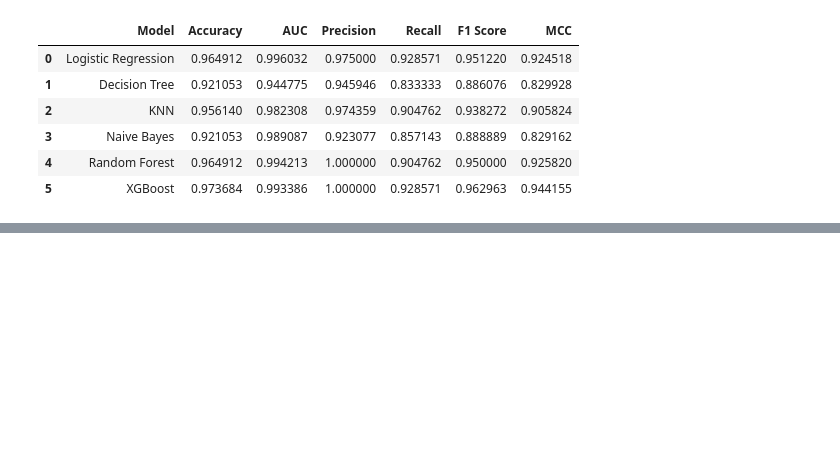
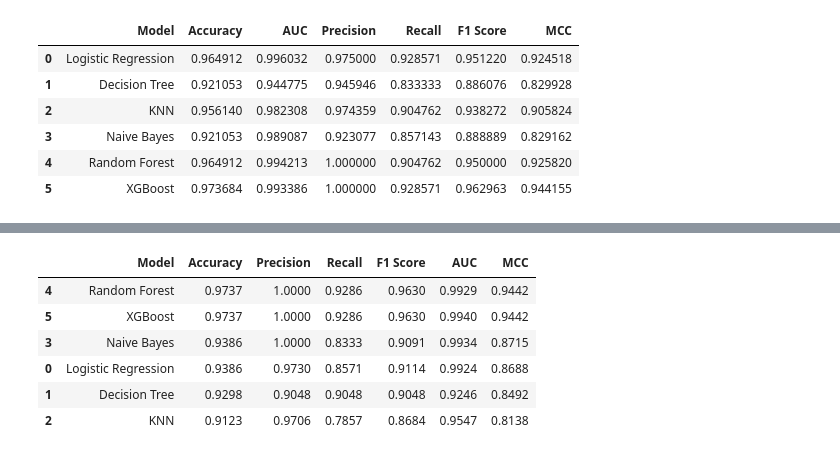
Before and after one commit to Kan1506/ML-Assignment-2, a Jupyter notebook: ML_Assignment_2.ipynb, the cells around one changed output, grey strips where cells are left out. Cells and saved outputs as stored; diff of their text form; code cells hidden in the pictures; blank space fills up the shorter version.

```diff
--- a/ML_Assignment_2.ipynb
+++ b/ML_Assignment_2.ipynb
@@ -427,0 +542,76 @@ results
+# %%
+import pandas as pd
+from sklearn.metrics import (
+    accuracy_score,
+    precision_score,
+    recall_score,
+    f1_score,
+    roc_auc_score,
+    matthews_corrcoef
+)
+
+# Store all trained models
+models = {
+    "Logistic Regression": lr,
+    "Decision Tree": decision_tree,
+    "KNN": knn,
+    "Naive Bayes": naive_bayes,
+    "Random Forest": random_forest,
+    "XGBoost": xgb
+}
+
+results = []
+
+for name, model in models.items():
+
+    y_pred = model.predict(X_test)
+
+    acc = accuracy_score(y_test, y_pred)
+    prec = precision_score(y_test, y_pred)
+    rec = recall_score(y_test, y_pred)
+    f1 = f1_score(y_test, y_pred)
+    mcc = matthews_corrcoef(y_test, y_pred)
+
+    # Handle models that may not support predict_proba
+    try:
+        y_prob = model.predict_proba(X_test)[:, 1]
+        auc = roc_auc_score(y_test, y_prob)
+    except:
+        auc = None
+
+    results.append([
+        name,
+        round(acc, 4),
+        round(prec, 4),
+        round(rec, 4),
+        round(f1, 4),
+        round(auc, 4) if auc is not None else None,
+        round(mcc, 4)
+    ])
+
+
+comparison_df = pd.DataFrame(
+    results,
+    columns=[
+        "Model",
+        "Accuracy",
+        "Precision",
+        "Recall",
+        "F1 Score",
+        "AUC",
+        "MCC"
+    ]
+)
+
+
+comparison_df = comparison_df.sort_values(by="Accuracy", ascending=False)
+
+comparison_df
+# %% [output]
+|  | Model | Accuracy | Precision | Recall | F1 Score | AUC | MCC |
+| 4 | Random Forest | 0.9737 | 1.0000 | 0.9286 | 0.9630 | 0.9929 | 0.9442 |
+| 5 | XGBoost | 0.9737 | 1.0000 | 0.9286 | 0.9630 | 0.9940 | 0.9442 |
+| 3 | Naive Bayes | 0.9386 | 1.0000 | 0.8333 | 0.9091 | 0.9934 | 0.8715 |
+| 0 | Logistic Regression | 0.9386 | 0.9730 | 0.8571 | 0.9114 | 0.9924 | 0.8688 |
+| 1 | Decision Tree | 0.9298 | 0.9048 | 0.9048 | 0.9048 | 0.9246 | 0.8492 |
+| 2 | KNN | 0.9123 | 0.9706 | 0.7857 | 0.8684 | 0.9547 | 0.8138 |
```
Also changed, not shown: parts of 4 cells of this notebook.
